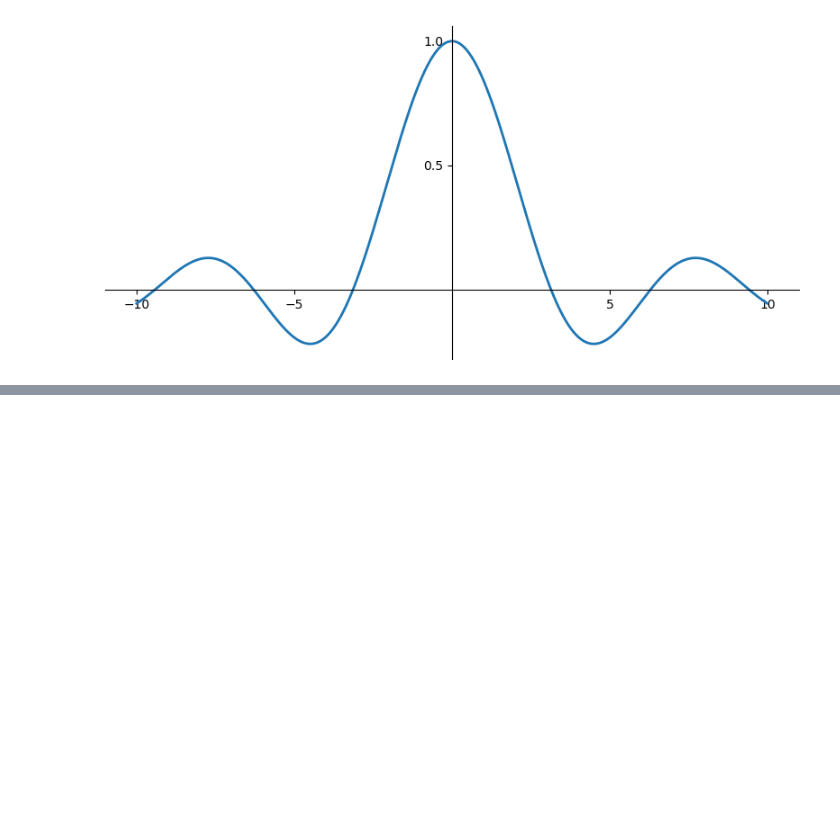
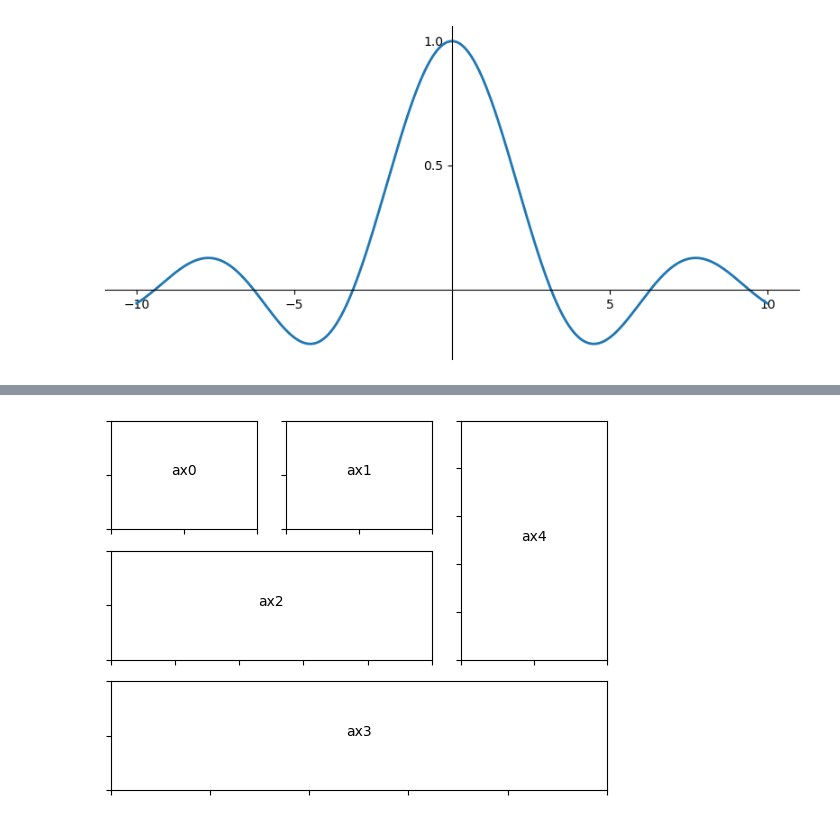
Before and after one commit to luigiselmi/numethods, a Jupyter notebook: plotting_and_visualization.ipynb, the cells around one changed output, grey strips where cells are left out. Saved outputs shown, nothing was run; the diff lists cells and outputs as text; code cells hidden in the pictures; blank space fills up the shorter version.

```diff
--- a/plotting_and_visualization.ipynb
+++ b/plotting_and_visualization.ipynb
@@ -352,0 +436,19 @@ fig.tight_layout()
+# %%
+def clear_ticklabels(ax):
+    ax.set_yticklabels([])
+    ax.set_xticklabels([])
+# %%
+fig = plt.figure()
+
+ax0 = plt.subplot2grid((3, 3), (0, 0))
+ax1 = plt.subplot2grid((3, 3), (0, 1))
+ax2 = plt.subplot2grid((3, 3), (1, 0), colspan=2)
+ax3 = plt.subplot2grid((3, 3), (2, 0), colspan=3)
+ax4 = plt.subplot2grid((3, 3), (0, 2), rowspan=2)
+
+axes = [ax0, ax1, ax2, ax3, ax4]
+
+[ax.text(0.5, 0.5, "ax%d" % n, horizontalalignment='center') for n, ax in enumerate(axes)];
+[clear_ticklabels(ax) for ax in axes];
+# %% [output]
+[figure, added]
```
Also changed, not shown: parts of 44 cells of this notebook.
